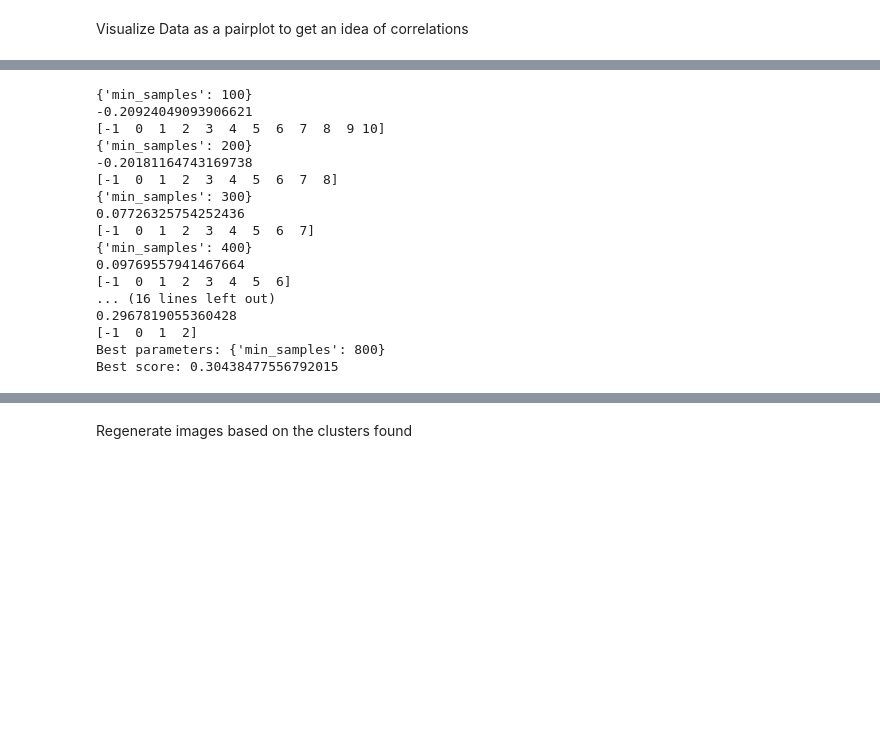
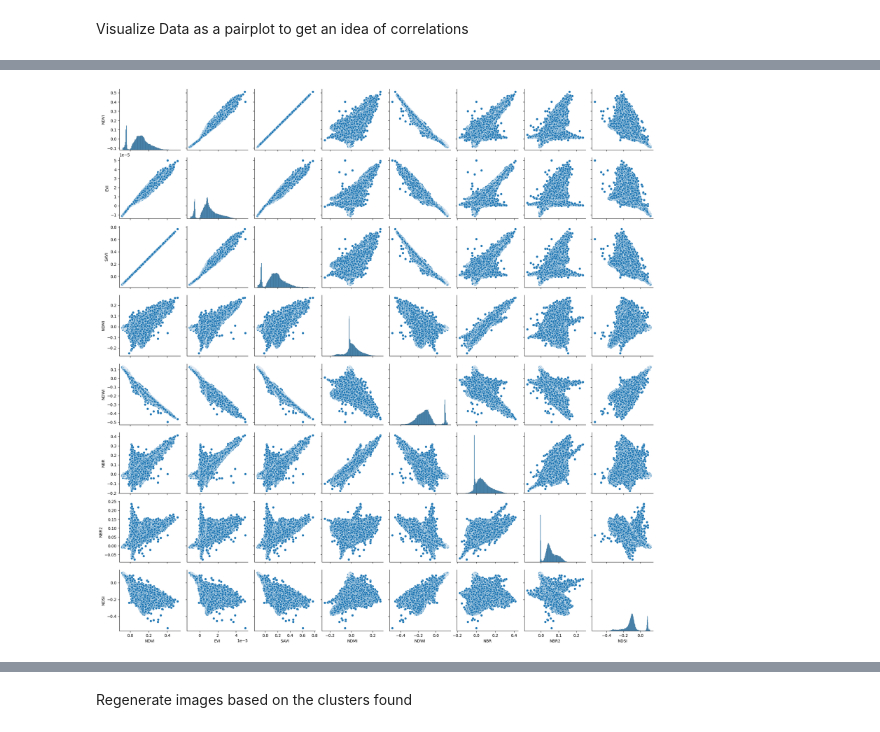
Before and after one commit to DAntHouse/remote_sensing_ml_project, a Jupyter notebook: main.ipynb, the cells around one changed output, grey strips where cells are left out. Cells and saved outputs as stored; diff of their text form; code cells hidden in the pictures; blank space fills up the shorter version.

```diff
--- a/main.ipynb
+++ b/main.ipynb
@@ -135,48 +95,31 @@ Best silhouette score: 0.5510162077258958
-# %%
-from sklearn.cluster import HDBSCAN
-from sklearn.metrics import silhouette_score
-from sklearn.model_selection import ParameterGrid
-
-param_grid = {'min_samples':list(range(100,1100,100))}
-grid = ParameterGrid(param_grid)
-
-best_score = -1
-best_params = {}
-
-# Assuming X is your data
-for params in grid:
-    dbscan = HDBSCAN(**params)
-    labels = dbscan.fit_predict(pixels_grouped[list(range(1, 8, 1))])
-    print(params)
-    # Avoid calculating score if there is only one cluster or all points are noise
-    if len(set(labels)) > 1:
-        score = silhouette_score(pixels_grouped[list(range(1, 8, 1))], labels)
-        print(score)
-        print(np.unique(labels))
-        if score > best_score:
-            best_score = score
-            best_params = params
-
-print("Best parameters:", best_params)
-print("Best score:", best_score)
-dbscan = HDBSCAN(**best_params)
-labels = dbscan.fit_predict(pixels_grouped[list(range(1, 8, 1))])
-pixels_grouped["HDBSCAN"] = labels
-# %% [output]
-{'min_samples': 100}
--0.20924049093906621
-[-1  0  1  2  3  4  5  6  7  8  9 10]
-{'min_samples': 200}
--0.20181164743169738
-[-1  0  1  2  3  4  5  6  7  8]
-{'min_samples': 300}
-0.07726325754252436
-[-1  0  1  2  3  4  5  6  7]
-{'min_samples': 400}
-0.09769557941467664
-[-1  0  1  2  3  4  5  6]
-... (16 lines left out)
-0.2967819055360428
-[-1  0  1  2]
-Best parameters: {'min_samples': 800}
-Best score: 0.30438477556792015
+# %%
+import seaborn
+
+# Domain Knowledge
+# https://www.usgs.gov/landsat-missions/landsat-surface-reflectance-derived-spectral-indices
+
+pixels_grouped["NDVI"] = (pixels_grouped[5] - pixels_grouped[4]) / (pixels_grouped[5] + pixels_grouped[4])
+pixels_grouped["EVI"] = (pixels_grouped[5] - pixels_grouped[4]) / ((pixels_grouped[5] + pixels_grouped[6]) * pixels_grouped[4] - 7.5 * (pixels_grouped[2] + pixels_grouped[1]))
+pixels_grouped["SAVI"] = (pixels_grouped[5] - pixels_grouped[4]) / (pixels_grouped[5] + pixels_grouped[4] + 0.5) * 1.5
+pixels_grouped["NDMI"] = (pixels_grouped[5] - pixels_grouped[6]) / (pixels_grouped[5] + pixels_grouped[6])
+pixels_grouped["NDWI"] = (pixels_grouped[3] - pixels_grouped[5]) / (pixels_grouped[3] + pixels_grouped[5])
+pixels_grouped["NBR"] = (pixels_grouped[5] - pixels_grouped[7]) / (pixels_grouped[5] + pixels_grouped[7])
+pixels_grouped["NBR2"] = (pixels_grouped[6] - pixels_grouped[7]) / (pixels_grouped[6] + pixels_grouped[7])
+pixels_grouped["NDSI"] = (pixels_grouped[3] - pixels_grouped[6]) / (pixels_grouped[3] + pixels_grouped[6])
+
+domain_columns = [
+    "NDVI",
+    "EVI",
+    "SAVI",
+    "NDMI",
+    "NDWI",
+    "NBR",
+    "NBR2",
+    "NDSI",
+]
+
+seaborn.pairplot(pixels_grouped[domain_columns])
+
+band_scaled_data = pixels_grouped[domain_columns]
+# %% [output]
+[figure, added]
```
Also changed, not shown: parts of 19 cells of this notebook, 3 other files.
